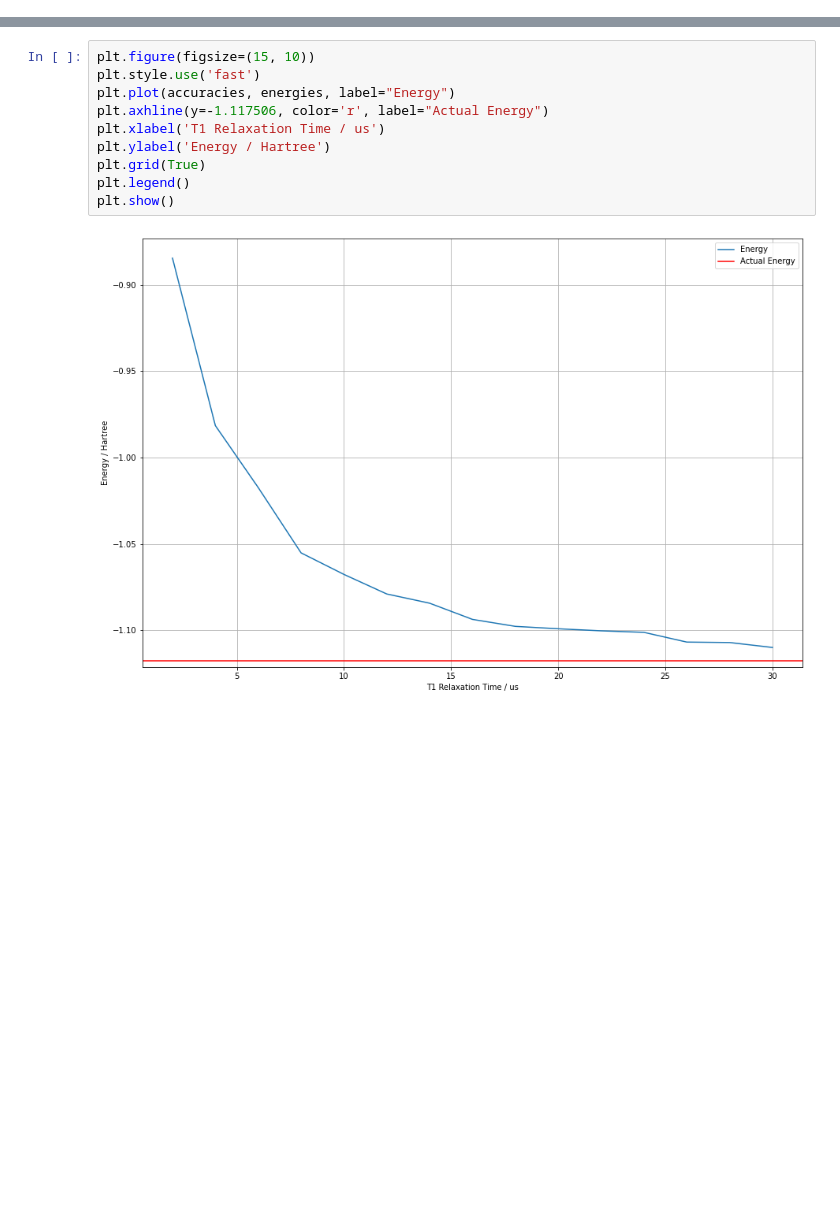
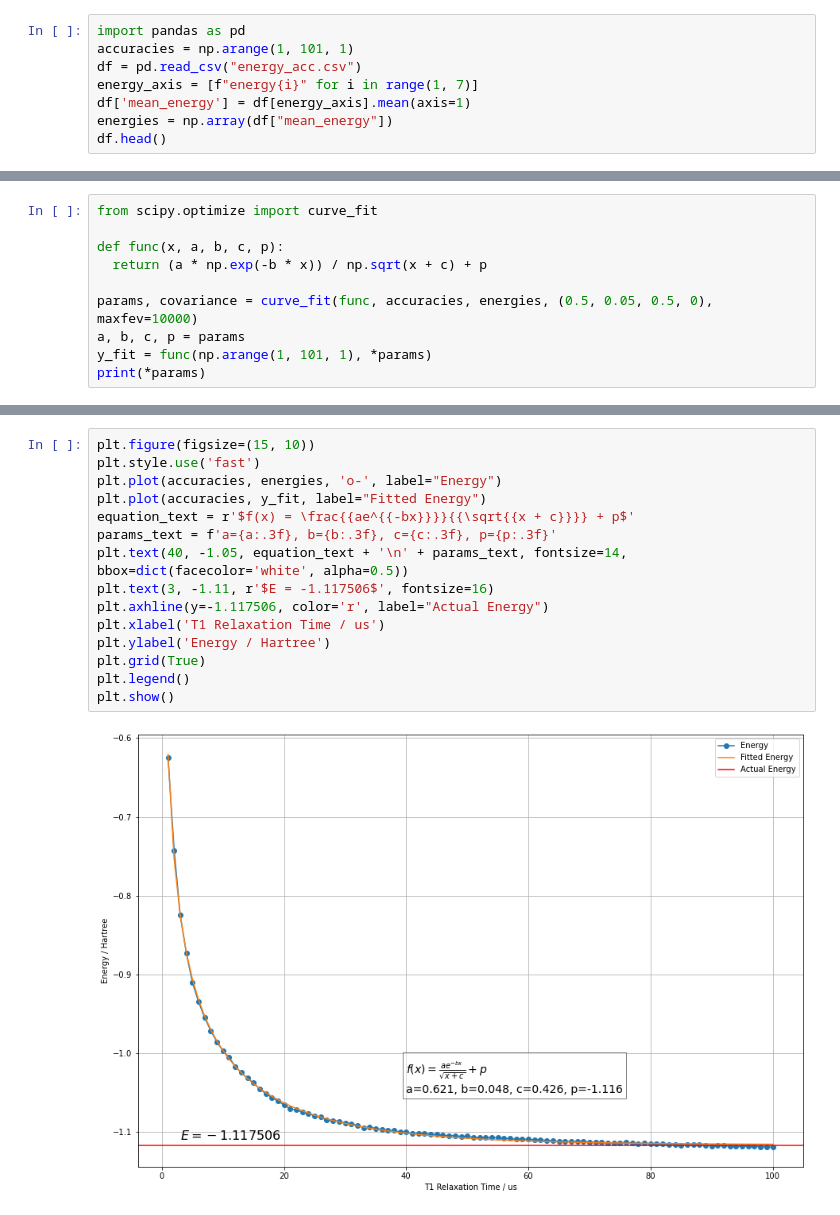
Before and after one commit to TheTrustyPwo/Hydrogen, a Jupyter notebook: test.ipynb, the cells around one changed output, grey strips where cells are left out. Cells and saved outputs as stored; diff of their text form; blank space fills up the shorter version.

```diff
--- a/test.ipynb
+++ b/test.ipynb
@@ -127,0 +144,8 @@ for result in results:
+# %%
+import pandas as pd
+accuracies = np.arange(1, 101, 1)
+df = pd.read_csv("energy_acc.csv")
+energy_axis = [f"energy{i}" for i in range(1, 7)]
+df['mean_energy'] = df[energy_axis].mean(axis=1)
+energies = np.array(df["mean_energy"])
+df.head()
@@ -127,0 +159,10 @@ for result in results:
+# %%
+from scipy.optimize import curve_fit
+
+def func(x, a, b, c, p):
+  return (a * np.exp(-b * x)) / np.sqrt(x + c) + p
+
+params, covariance = curve_fit(func, accuracies, energies, (0.5, 0.05, 0.5, 0), maxfev=10000)
+a, b, c, p = params
+y_fit = func(np.arange(1, 101, 1), *params)
+print(*params)
@@ -128,12 +176,17 @@ for result in results:
 # %%
 plt.figure(figsize=(15, 10))
 plt.style.use('fast')
-plt.plot(accuracies, energies, label="Energy")
+plt.plot(accuracies, energies, 'o-', label="Energy")
+plt.plot(accuracies, y_fit, label="Fitted Energy")
+equation_text = r'$f(x) = \frac{{ae^{{-bx}}}}{{\sqrt{{x + c}}}} + p$'
+params_text = f'a={a:.3f}, b={b:.3f}, c={c:.3f}, p={p:.3f}'
+plt.text(40, -1.05, equation_text + '\n' + params_text, fontsize=14, bbox=dict(facecolor='white', alpha=0.5))
+plt.text(3, -1.11, r'$E = -1.117506$', fontsize=16)
 plt.axhline(y=-1.117506, color='r', label="Actual Energy")
 plt.xlabel('T1 Relaxation Time / us')
 plt.ylabel('Energy / Hartree')
 plt.grid(True)
 plt.legend()
 plt.show()
 # %% [output]
-[figure, old version]
+[figure, new version]
```
Also changed, not shown: parts of 8 cells of this notebook, 10 other files.
